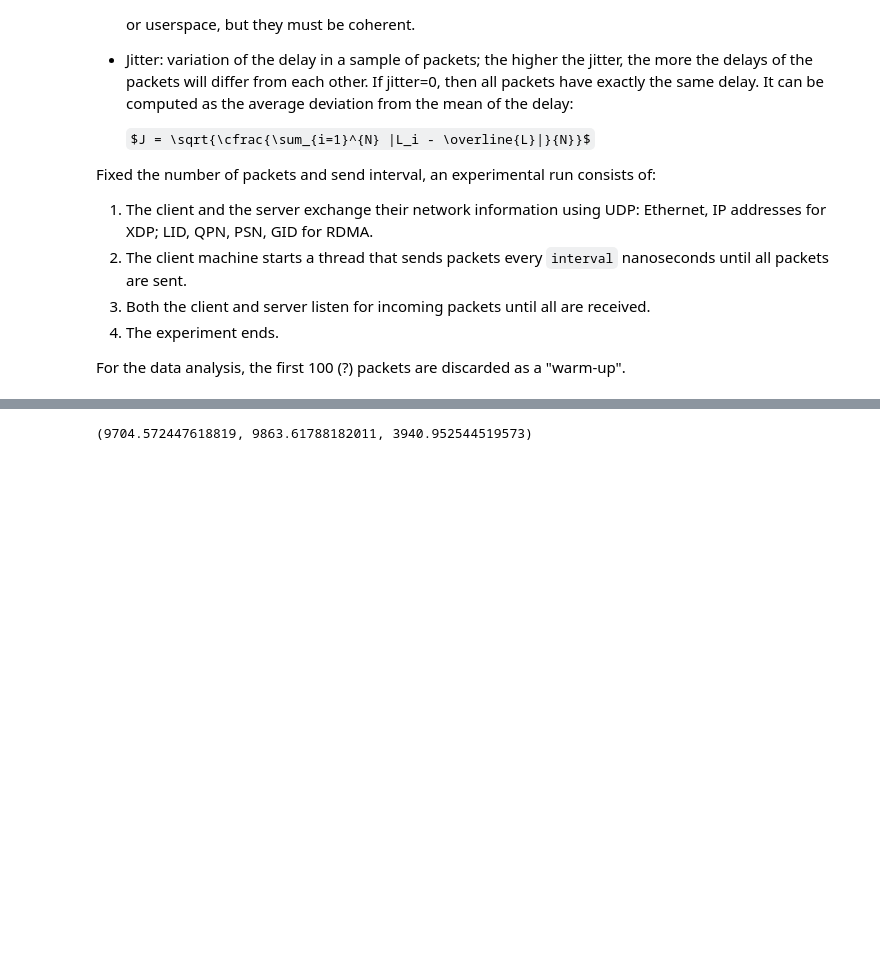
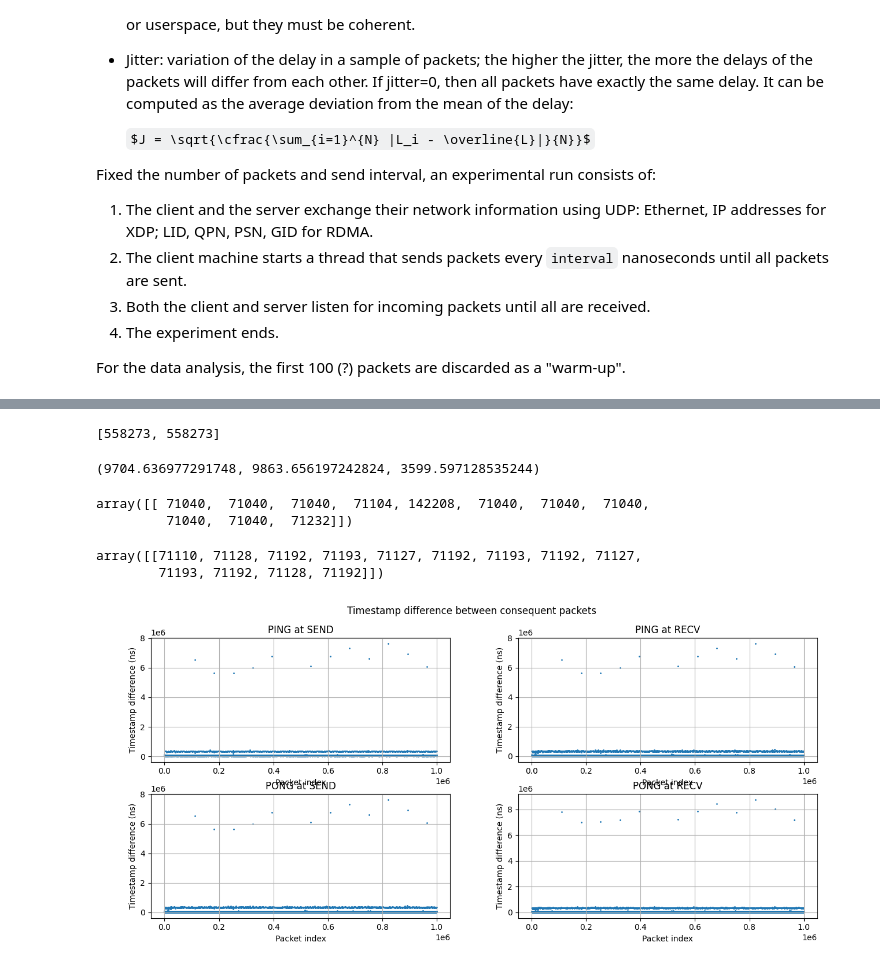
Before and after one commit to swystems/det-bypass, a Jupyter notebook: analysis/comparison/notebook.ipynb, the cells around one changed output, grey strips where cells are left out. Cells and saved outputs as stored; diff of their text form; code cells hidden in the pictures; some formulas as TeX source; blank space fills up the shorter version.

```diff
--- a/analysis/comparison/notebook.ipynb
+++ b/analysis/comparison/notebook.ipynb
@@ -110,20 +110,12 @@ For the data analysis, the first 100 (?) packets are discarded as a "warm-up".
 import numpy as np
 import matplotlib.pyplot as plt
 # %%
-def parse_timestamps(filename: str, rounds, warmup=100) -> np.ndarray:
+def parse_timestamps(filename: str, warmup=100) -> np.ndarray:
     """
     Read the content of filename and parse the timestamps it contains.
     The content should follow the format:
     <packet id> <timestamp 1> <timestamp 2> <timestamp 3> <timestamp 4>
-
-    The number of rounds is required because sometimes packet loss is unavoidable.
-    To ensure correctness in statistics that require comparison between packets,
-    missed ones must be detected and handled accordingly.
     """
-    res = np.zeros(rounds)
     data = np.fromfile(filename, sep=" ", dtype=int)
     arr = np.reshape(data, (len(data)//5,5))
-    for a in arr:
-        print(res[a[0]-1])
-        res[a[0]] = np.array(a[1:])
-    return res
+    return arr
@@ -139,3 +134,6 @@ def compute_latencies(timestamps: np.ndarray) -> np.ndarray:
+# %%
+def compute_diffs(timestamps: np.ndarray) -> np.ndarray:
+    return np.array([np.array([timestamps[i][0],*((timestamps[i]-timestamps[i-1])[1:])]) for i in range(1,len(timestamps))])# if timestamps[i][0] == timestamps[i-1][0]+1])
 # %%
 def compute_jitter(latencies: np.ndarray) -> np.ndarray:
     """
@@ -161,4 +162,20 @@ def plot_latencies(*args):
     ax.legend()
+# %%
+def plot_diffs(diffs: np.ndarray, iters=0):
+    fig,axs = plt.subplots(2,2)
+    fig.suptitle("Timestamp difference between consequent packets")
+    fig.tight_layout()
+    fig.set_size_inches(13,6)
+    values = np.full([iters,4], None)
+    for diff in diffs:
+        values[diff[0]-1] = diff[1:]
+    for i in range(2*2):
+        ax = axs[i//2][i%2]
+        ax.grid(linestyle="-")
+        ax.set_xlabel("Packet index")
+        ax.set_ylabel("Timestamp difference (ns)")
+        ax.set_title(f"{'PING' if i<2 else 'PONG'} at {'RECV' if i&1 else 'SEND'}")
+        ax.scatter(x=range(iters), y=values[:,i], s=1)
 # %%
 def copy_remote_file (remote_addr: str, local_path: str):
     import os
@@ -201,4 +250,22 @@ len(xdpp_lat),len(xsk_lat),len(ud_lat)
+# %%
+[xsk_lat[i][0] for i in range(1, len(xsk_lat)) if xsk_lat[i][0] != xsk_lat[i-1][0]+1]
+# %% [output]
+[558273, 558273]
 # %%
-np.mean(xdpp_lat),np.mean(xsk_lat),np.mean(ud_lat)
+np.mean(xdpp_lat[:,1]),np.mean(xsk_lat[:,1]),np.mean(ud_lat[:,1])
 # %% [output]
-(9704.572447618819, 9863.61788182011, 3940.952544519573)
+(9704.636977291748, 9863.656197242824, 3599.597128535244)
+# %%
+np.diff(np.where(xdpp_diffs[:,1] > 1e6))
+# %% [output]
+array([[ 71040,  71040,  71040,  71104, 142208,  71040,  71040,  71040,
+         71040,  71040,  71232]])
+# %%
+np.diff(np.where(xsk_diffs[:,4] > 1e6))
+# %% [output]
+array([[71110, 71128, 71192, 71193, 71127, 71192, 71193, 71192, 71127,
+        71193, 71192, 71128, 71192]])
+# %%
+plot_diffs(xdpp_diffs,1_000_000)
+# %% [output]
+[figure, added]
```
Also changed, not shown: parts of 15 cells of this notebook.
